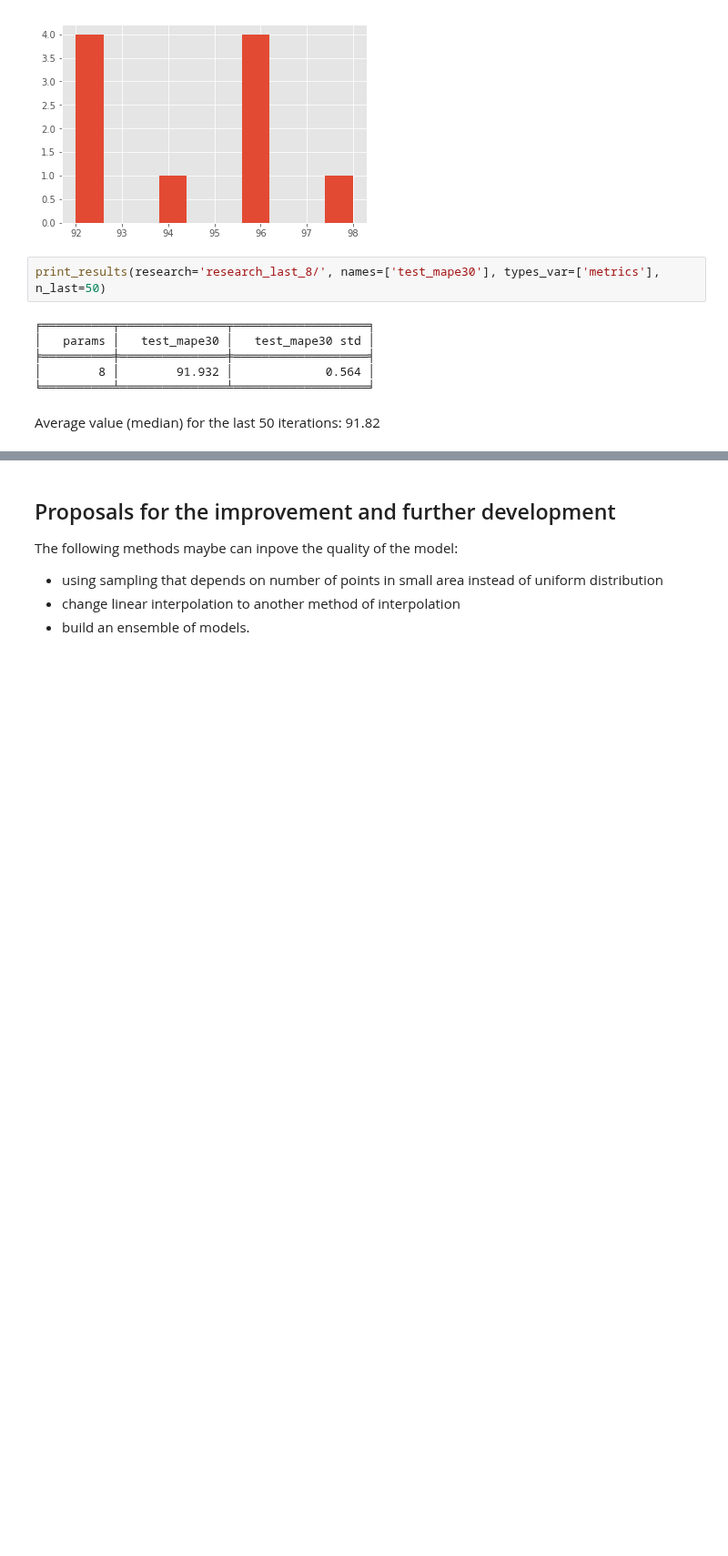
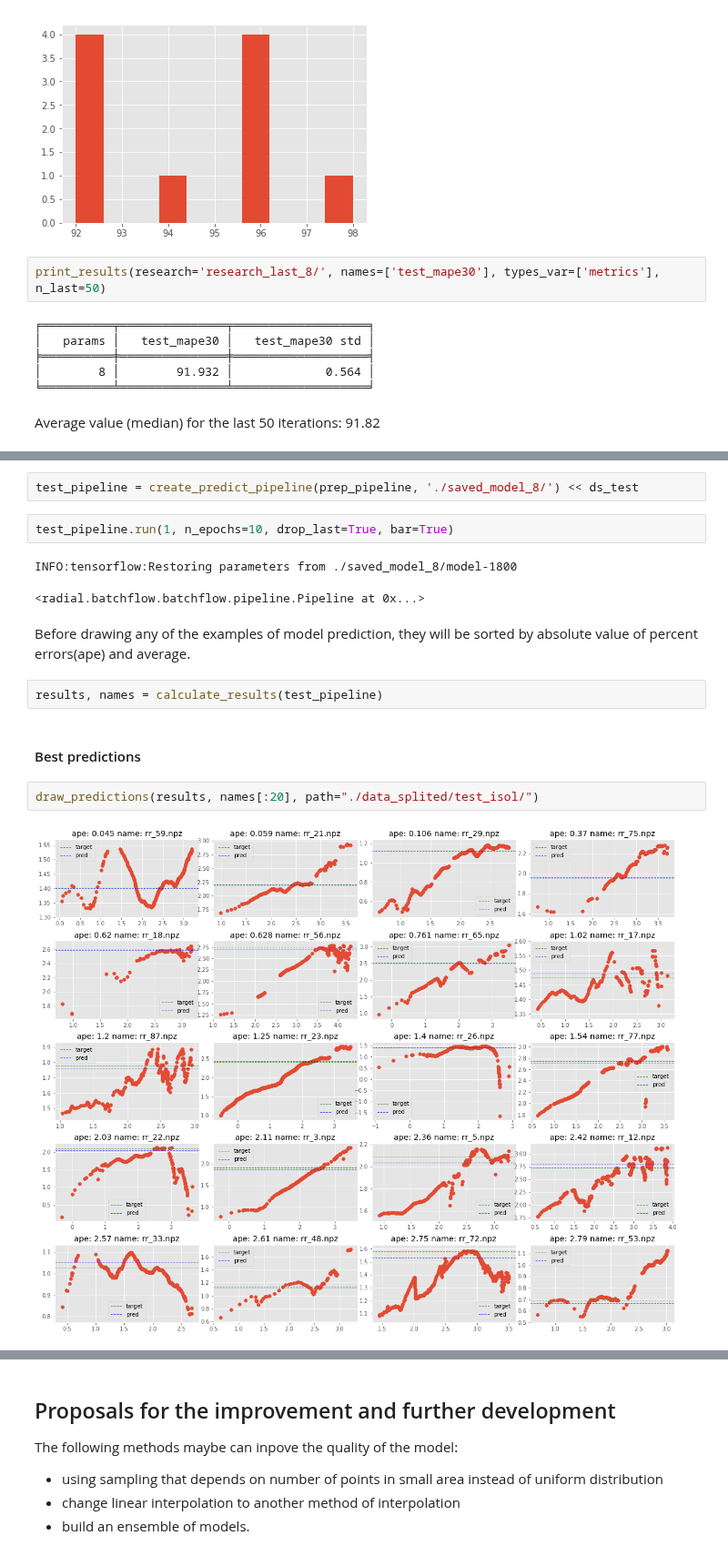
Before and after one commit to analysiscenter/radial, a Jupyter notebook: standards/model_description.ipynb, the cells around one changed output, grey strips where cells are left out. Shown at 91% size. Drawn from its saved outputs; the diff is of its cells as text; blank space fills up the shorter version.

```diff
--- a/standards/model_description.ipynb
+++ b/standards/model_description.ipynb
@@ -264,0 +180,17 @@ Average value (median) for the last 50 iterations: 91.82
+# %%
+test_pipeline = create_predict_pipeline(prep_pipeline, './saved_model_8/') << ds_test
+# %%
+test_pipeline.run(1, n_epochs=10, drop_last=True, bar=True)
+# %% [output]
+INFO:tensorflow:Restoring parameters from ./saved_model_8/model-1800
+<radial.batchflow.batchflow.pipeline.Pipeline at 0x...>
+# %% [markdown]
+Before drawing any of the examples of model prediction, they will be sorted by absolute value of percent errors(ape) and average.
+# %%
+results, names = calculate_results(test_pipeline)
+# %% [markdown]
+#### Best predictions
+# %%
+draw_predictions(results, names[:20], path="./data_splited/test_isol/")
+# %% [output]
+[figure, added]
```
Also changed, not shown: parts of 25 cells of this notebook, 5 other files.
